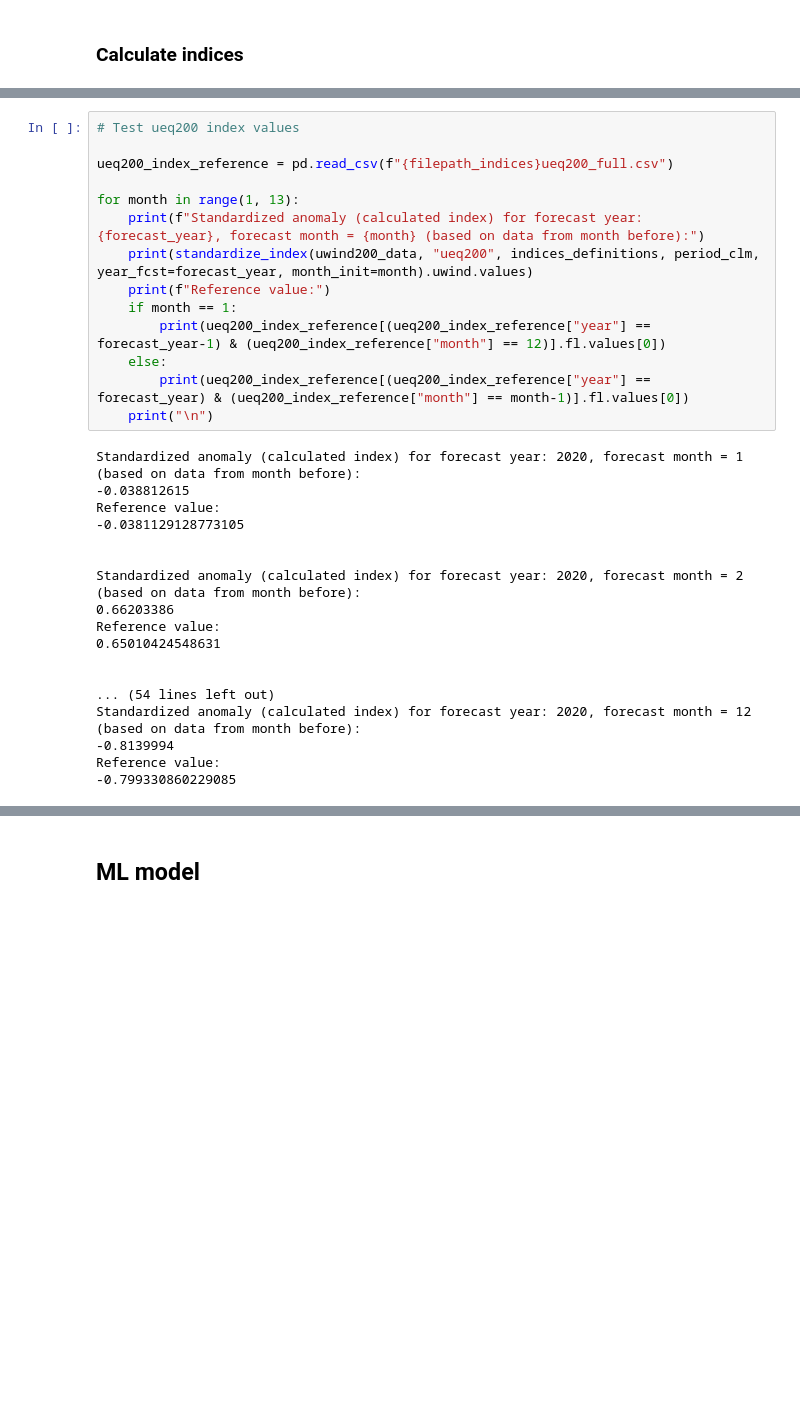
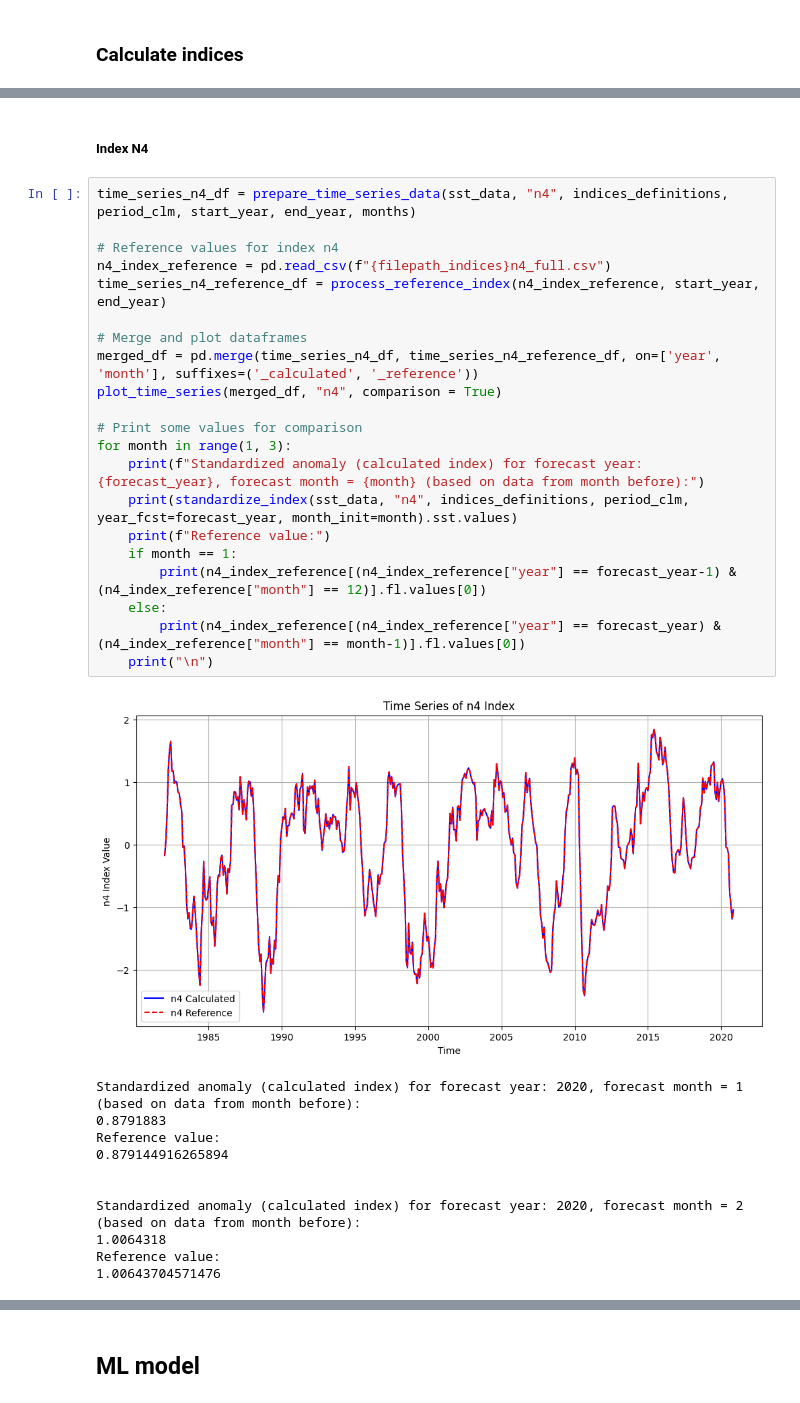
Before and after one commit to SeasonalForecastingEngine/CONFER-WP3, a Jupyter notebook: notebooks/lasso_fcst_example.ipynb, the cells around one changed output, grey strips where cells are left out. Cells and saved outputs as stored; diff of their text form; blank space fills up the shorter version.

```diff
--- a/notebooks/lasso_fcst_example.ipynb
+++ b/notebooks/lasso_fcst_example.ipynb
@@ -1321,32 +1060,35 @@ Reference value:
-# %%
-# Test ueq200 index values
-
-ueq200_index_reference = pd.read_csv(f"{filepath_indices}ueq200_full.csv")
-
-for month in range(1, 13):
-    print(f"Standardized anomaly (calculated index) for forecast year: {forecast_year}, forecast month = {month} (based on data from month before):")
-    print(standardize_index(uwind200_data, "ueq200", indices_definitions, period_clm, year_fcst=forecast_year, month_init=month).uwind.values)
-    print(f"Reference value:")
-    if month == 1:
-        print(ueq200_index_reference[(ueq200_index_reference["year"] == forecast_year-1) & (ueq200_index_reference["month"] == 12)].fl.values[0])
-    else:
-        print(ueq200_index_reference[(ueq200_index_reference["year"] == forecast_year) & (ueq200_index_reference["month"] == month-1)].fl.values[0])
-    print("\n")
-# %% [output]
-Standardized anomaly (calculated index) for forecast year: 2020, forecast month = 1 (based on data from month before):
--0.038812615
-Reference value:
--0.0381129128773105
-
-
-Standardized anomaly (calculated index) for forecast year: 2020, forecast month = 2 (based on data from month before):
-0.66203386
-Reference value:
-0.65010424548631
-
-
-... (54 lines left out)
-Standardized anomaly (calculated index) for forecast year: 2020, forecast month = 12 (based on data from month before):
--0.8139994
-Reference value:
--0.799330860229085
+# %% [markdown]
+##### Index N4
+# %%
+time_series_n4_df = prepare_time_series_data(sst_data, "n4", indices_definitions, period_clm, start_year, end_year, months)
+
+# Reference values for index n4
+n4_index_reference = pd.read_csv(f"{filepath_indices}n4_full.csv")
+time_series_n4_reference_df = process_reference_index(n4_index_reference, start_year, end_year)
+
+# Merge and plot dataframes
+merged_df = pd.merge(time_series_n4_df, time_series_n4_reference_df, on=['year', 'month'], suffixes=('_calculated', '_reference'))
+plot_time_series(merged_df, "n4", comparison = True)
+
+# Print some values for comparison
+for month in range(1, 3):
+    print(f"Standardized anomaly (calculated index) for forecast year: {forecast_year}, forecast month = {month} (based on data from month before):")
+    print(standardize_index(sst_data, "n4", indices_definitions, period_clm, year_fcst=forecast_year, month_init=month).sst.values)
+    print(f"Reference value:")
+    if month == 1:
+        print(n4_index_reference[(n4_index_reference["year"] == forecast_year-1) & (n4_index_reference["month"] == 12)].fl.values[0])
+    else:
+        print(n4_index_reference[(n4_index_reference["year"] == forecast_year) & (n4_index_reference["month"] == month-1)].fl.values[0])
+    print("\n")
+# %% [output]
+[figure, added]
+Standardized anomaly (calculated index) for forecast year: 2020, forecast month = 1 (based on data from month before):
+0.8791883
+Reference value:
+0.879144916265894
+
+
+Standardized anomaly (calculated index) for forecast year: 2020, forecast month = 2 (based on data from month before):
+1.0064318
+Reference value:
+1.00643704571476
```
Also changed, not shown: parts of 56 cells of this notebook, 2 other files.
